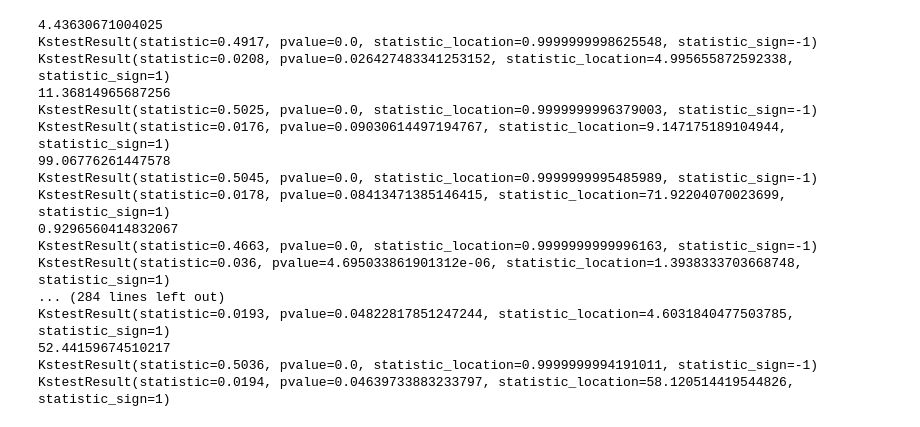
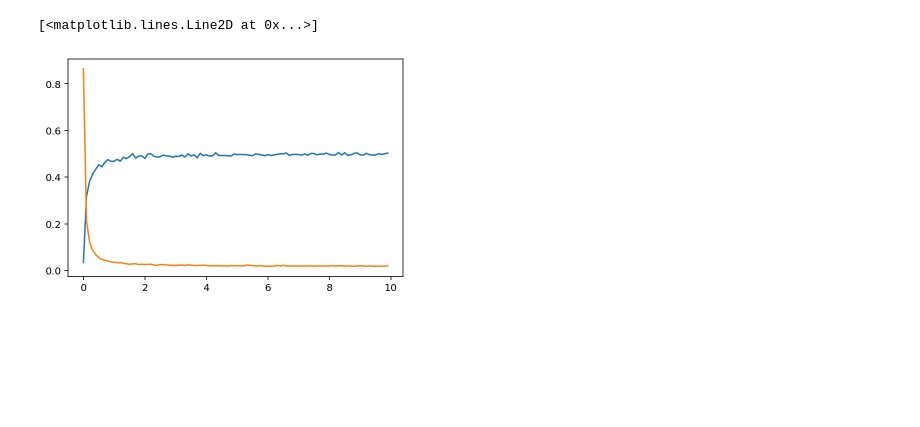
Before and after one commit to EdoSanto/astrostatistics_bicocca_2024, a Jupyter notebook: working/The irreducible mass of black holes.ipynb, the cells around one changed output. Cells and saved outputs as stored; diff of their text form; code cells hidden in the pictures; blank space fills up the shorter version.

```diff
--- a/working/The irreducible mass of black holes.ipynb
+++ b/working/The irreducible mass of black holes.ipynb
@@ -70,34 +55,25 @@ plt.plot(x_data_M, cdf_norm_M)
 # %%
 N = 10000
-s = uniform(0, 100).rvs(100)
-for sigma in s:
+s = np.arange(0.001, 10, 0.1)
+
+ks_M_irr_f = np.zeros(shape = len(s))
+ks_M_irr_M = np.zeros(shape = len(s))
+
+for sigma, i in zip(s, range(len(s))):
 
     spin = uniform(0, 1).rvs(N)
 
     M = norm(1, sigma).rvs(N)
 
     M_irr = M * np.sqrt((1 + np.sqrt(1-spin**2))/2)
 
     f = np.sqrt((1 + np.sqrt(1-spin**2))/2)
 
-    print(sigma)
-    print(stats.ks_2samp(M_irr, f))
-    print(stats.ks_2samp(M_irr, M))
+    ks_M_irr_f[i] = stats.kstest(M_irr, f).statistic
+    ks_M_irr_M[i] = stats.kstest(M_irr, M).statistic
+
+plt.plot(s, ks_M_irr_f)
+plt.plot(s, ks_M_irr_M)
 # %% [output]
-4.43630671004025
-KstestResult(statistic=0.4917, pvalue=0.0, statistic_location=0.9999999998625548, statistic_sign=-1)
-KstestResult(statistic=0.0208, pvalue=0.026427483341253152, statistic_location=4.995655872592338, statistic_sign=1)
-11.36814965687256
-KstestResult(statistic=0.5025, pvalue=0.0, statistic_location=0.9999999996379003, statistic_sign=-1)
-KstestResult(statistic=0.0176, pvalue=0.09030614497194767, statistic_location=9.147175189104944, statistic_sign=1)
-99.06776261447578
-KstestResult(statistic=0.5045, pvalue=0.0, statistic_location=0.9999999995485989, statistic_sign=-1)
-KstestResult(statistic=0.0178, pvalue=0.08413471385146415, statistic_location=71.92204070023699, statistic_sign=1)
-0.9296560414832067
-KstestResult(statistic=0.4663, pvalue=0.0, statistic_location=0.9999999999996163, statistic_sign=-1)
-KstestResult(statistic=0.036, pvalue=4.695033861901312e-06, statistic_location=1.3938333703668748, statistic_sign=1)
-... (284 lines left out)
-KstestResult(statistic=0.0193, pvalue=0.04822817851247244, statistic_location=4.6031840477503785, statistic_sign=1)
-52.44159674510217
-KstestResult(statistic=0.5036, pvalue=0.0, statistic_location=0.9999999994191011, statistic_sign=-1)
-KstestResult(statistic=0.0194, pvalue=0.04639733883233797, statistic_location=58.120514419544826, statistic_sign=1)
+[<matplotlib.lines.Line2D at 0x...>]
+[figure, added]
```
Also changed, not shown: parts of 2 cells of this notebook.
